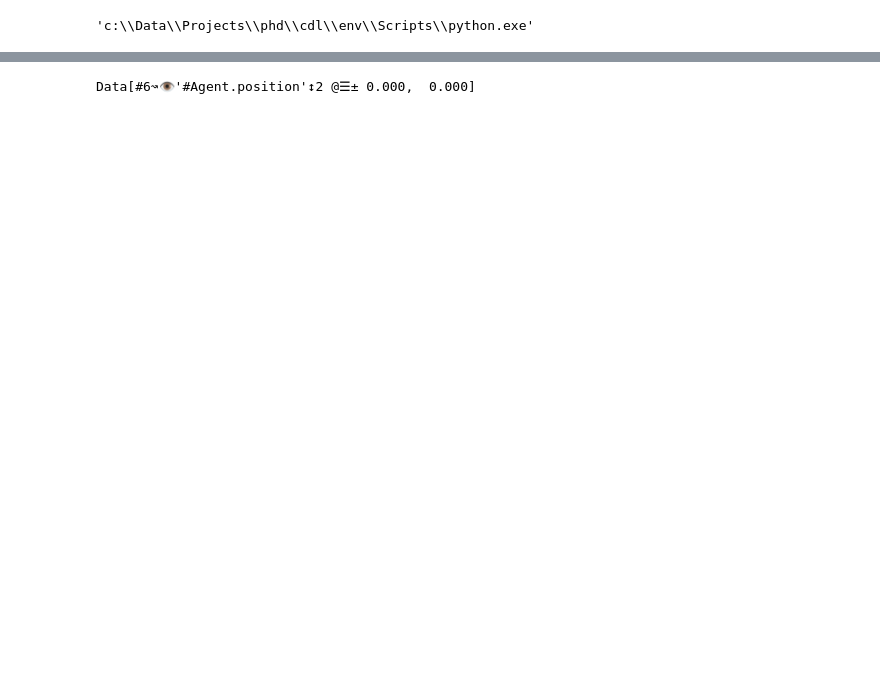
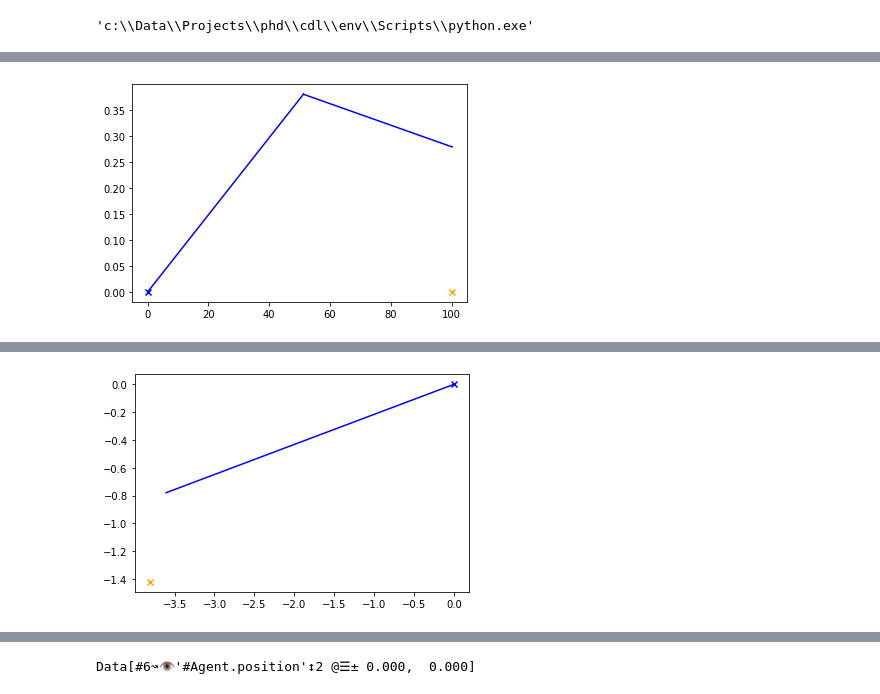
Before and after one commit to Pikalchemist/cdl, a Jupyter notebook: examples/test.ipynb, the cells around one changed output, grey strips where cells are left out. Drawn from its saved outputs; the diff is of its cells as text; code cells hidden in the pictures; blank space fills up the shorter version.

```diff
--- a/examples/test.ipynb
+++ b/examples/test.ipynb
@@ -58,0 +51,3 @@ array([False, False, False, False, False, False, False, False])
+# %%
+learner.train(200)
+env.run()
@@ -67,3 +80 @@ array([False, False, False, False, False, False, False, False])
 # logger().display(tag='plan')
-# %%
-learner.train(50)
@@ -69,0 +119,4 @@ learner.train(50)
+# %%
+learner.reach(learner.propertySpace('Agent.position').point([100, 0]).setRelative(True))
+env.run()
+# %% [output]
@@ -69,0 +135 @@ learner.train(50)
+[figure, added]
@@ -69,0 +151 @@ learner.train(50)
+[figure, added]
```
Also changed, not shown: parts of 38 cells of this notebook.
